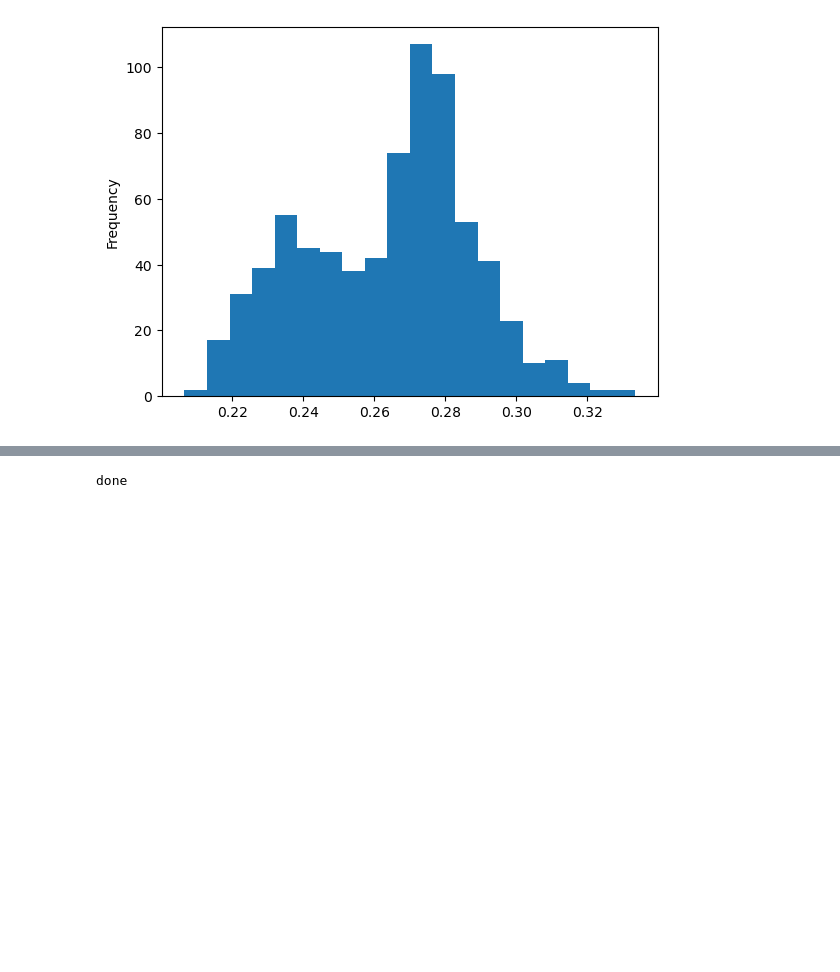
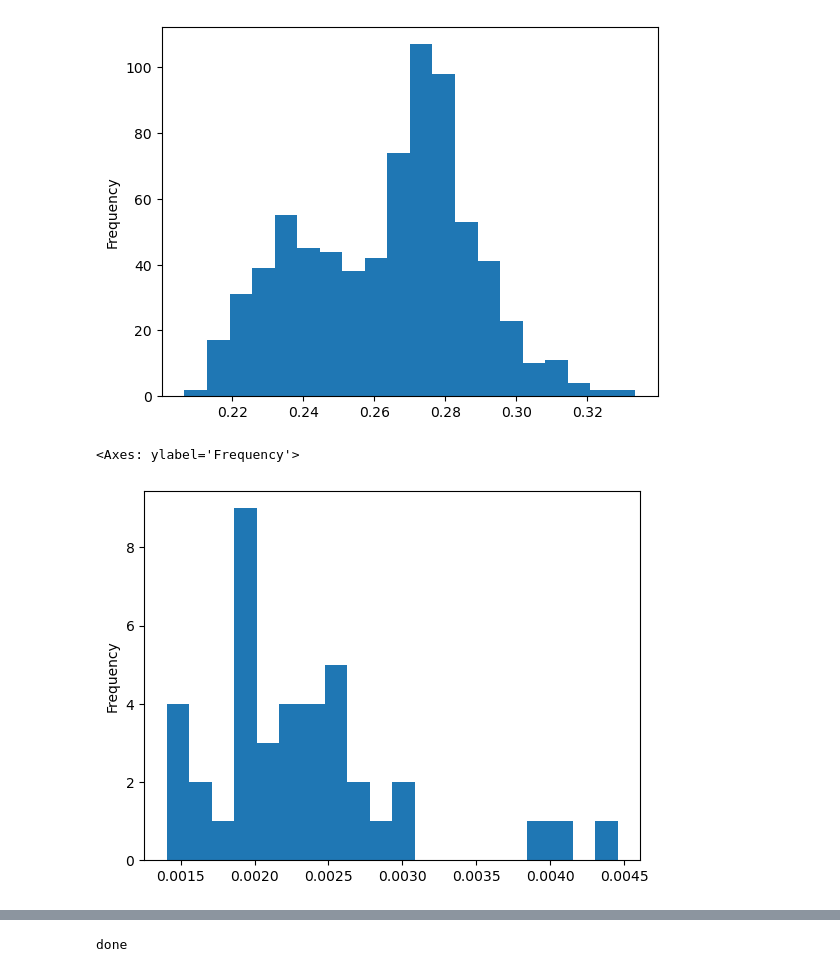
Before and after one commit to CWorthy-ocean/OAE-Efficiency-Map-v0, a Jupyter notebook: notebooks/compute_case_validation.ipynb, the cells around one changed output, grey strips where cells are left out. Cells and saved outputs as stored; diff of their text form; code cells hidden in the pictures; blank space fills up the shorter version.

```diff
--- a/notebooks/compute_case_validation.ipynb
+++ b/notebooks/compute_case_validation.ipynb
@@ -167,3 +167,8 @@ df.ALK_ALT_CO2_rmse.plot.hist(bins=20)
 # %% [output]
 <Axes: ylabel='Frequency'>
 [figure]
+# %%
+df.ECOSYS_IFRAC_rmse.plot.hist(bins=20)
+# %% [output]
+<Axes: ylabel='Frequency'>
+[figure, added]
```
Also changed, not shown: parts of 3 cells of this notebook, 1 other file.
